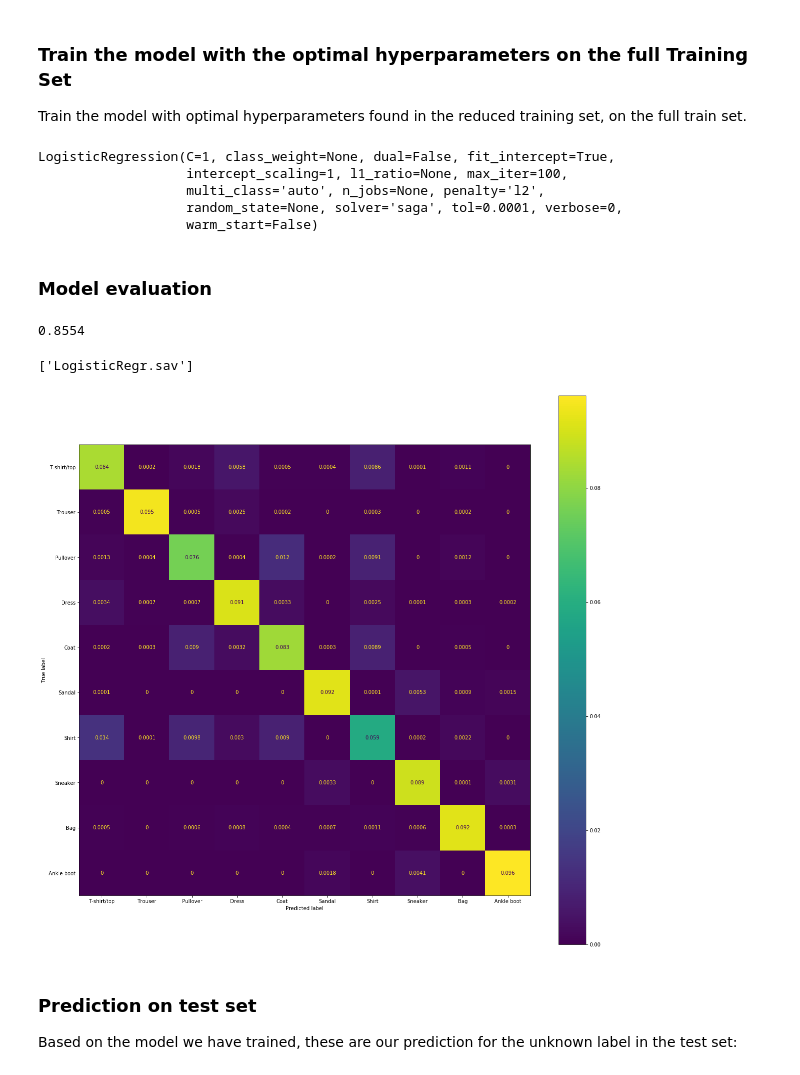
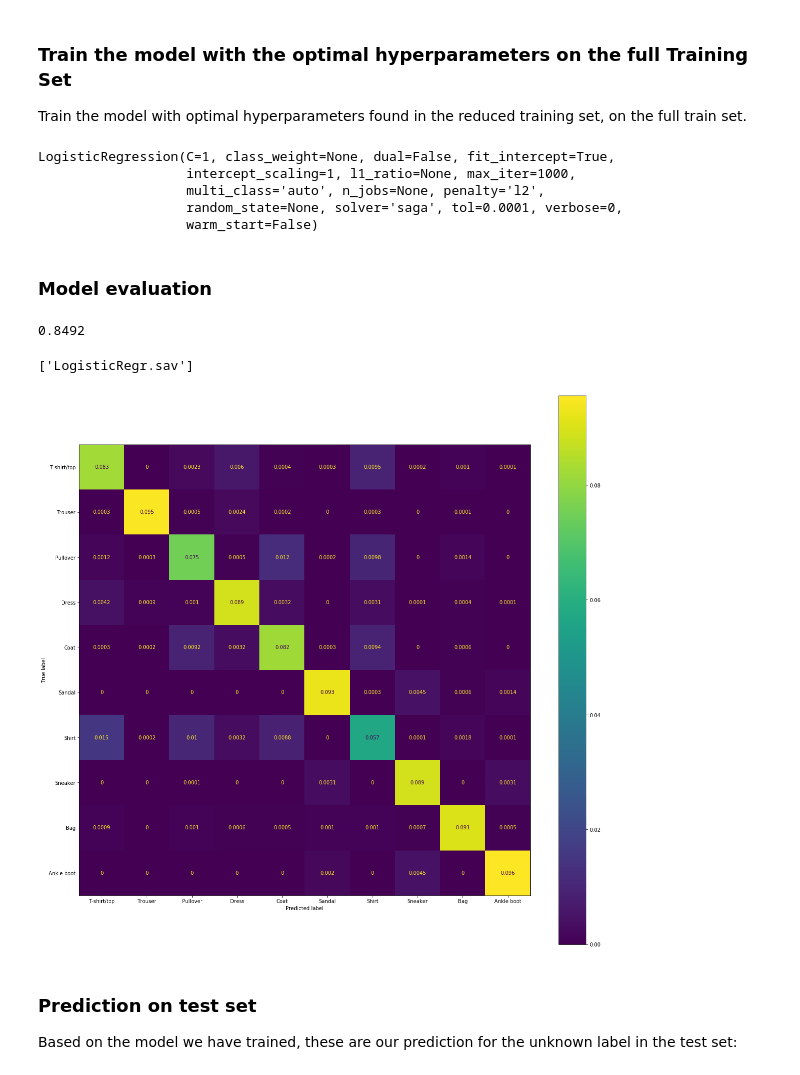
Before and after one commit to rmazzier/MLProjectDS-2020, a Jupyter notebook: All models.ipynb, the cells around one changed output. Saved outputs shown, nothing was run; the diff lists cells and outputs as text; code cells hidden in the pictures.

Commit message:
first draft for Logistic, KNN and Random Forest models

```diff
--- a/All models.ipynb
+++ b/All models.ipynb
@@ -200,36 +199,40 @@ Train the model with optimal hyperparameters found in the reduced training set,
 logreg = LogisticRegression(penalty='l2',#ridge regularization
                             C=1,
                             solver='saga',
-                            max_iter=1000)#with 1000 iterations converges
-logreg.fit(x_train,y_train)
+                            max_iter=1000)
+logreg.fit(x_train_scaled,y_train)
 # %% [output]
 LogisticRegression(C=1, class_weight=None, dual=False, fit_intercept=True,
-                   intercept_scaling=1, l1_ratio=None, max_iter=100,
+                   intercept_scaling=1, l1_ratio=None, max_iter=1000,
                    multi_class='auto', n_jobs=None, penalty='l2',
                    random_state=None, solver='saga', tol=0.0001, verbose=0,
                    warm_start=False)
 # %% [markdown]
 ### Model evaluation
 # %%
-logreg.score(x_valid, y_valid)
+logreg.score(x_valid_scaled, y_valid)
 # %% [output]
-0.8554
+0.8492
 # %%
 # save the model to disk
 filename = 'LogisticRegr.sav'
 joblib.dump(logreg, filename)
 # %% [output]
 ['LogisticRegr.sav']
+# %%
+# to load the model from disk
+filename = 'LogisticRegr.sav'
+logreg=joblib.load(filename)
 # %%
 # confusion matrix
 fig, ax = plt.subplots(figsize=(20, 20))
-disp = metrics.plot_confusion_matrix(logreg, x_valid, y_valid,
-                                     normalize='all',
+disp = metrics.plot_confusion_matrix(logreg, x_valid_scaled, y_valid,
+                                     normalize='true',
                                      include_values=True,
                                      display_labels=y_labels,
                                      ax=ax)
 # %% [output]
-[figure, old version]
+[figure, new version]
 # %% [markdown]
 ### Prediction on test set
 
```
Also changed, not shown: parts of 64 cells of this notebook.
